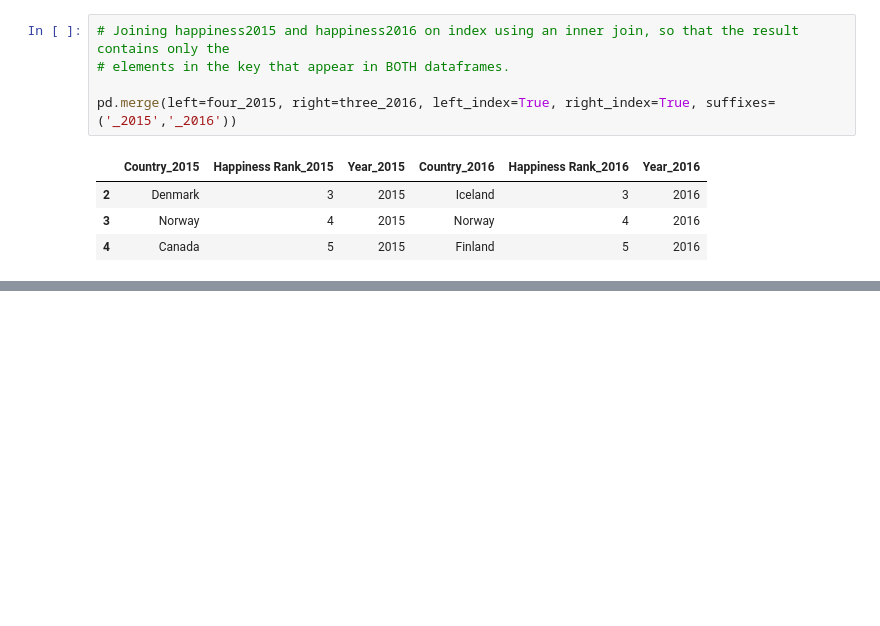
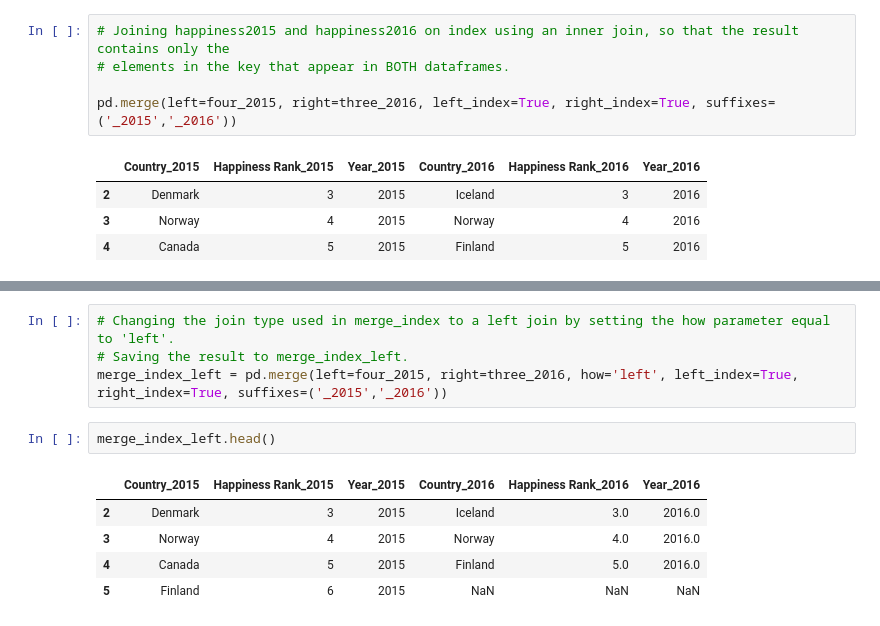
Before and after one commit to pkpatricia/pandasmerge, a Jupyter notebook: script.ipynb, the cells around one changed output, grey strips where cells are left out. Drawn from its saved outputs; the diff is of its cells as text; blank space fills up the shorter version.

```diff
--- a/script.ipynb
+++ b/script.ipynb
@@ -152,0 +163,12 @@ pd.merge(left=four_2015, right=three_2016, left_index=True, right_index=True, su
+# %%
+# Changing the join type used in merge_index to a left join by setting the how parameter equal to 'left'.
+# Saving the result to merge_index_left.
+merge_index_left = pd.merge(left=four_2015, right=three_2016, how='left', left_index=True, right_index=True, suffixes=('_2015','_2016'))
+# %%
+merge_index_left.head()
+# %% [output]
+|  | Country_2015 | Happiness Rank_2015 | Year_2015 | Country_2016 | Happiness Rank_2016 | Year_2016 |
+| 2 | Denmark | 3 | 2015 | Iceland | 3.0 | 2016.0 |
+| 3 | Norway | 4 | 2015 | Norway | 4.0 | 2016.0 |
+| 4 | Canada | 5 | 2015 | Finland | 5.0 | 2016.0 |
+| 5 | Finland | 6 | 2015 | NaN | NaN | NaN |
```
Also changed, not shown: parts of 4 cells of this notebook.
